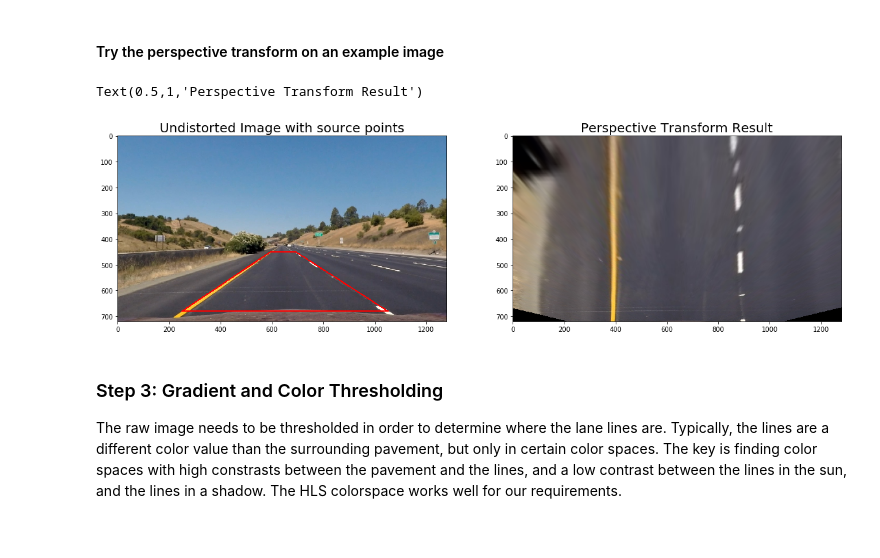
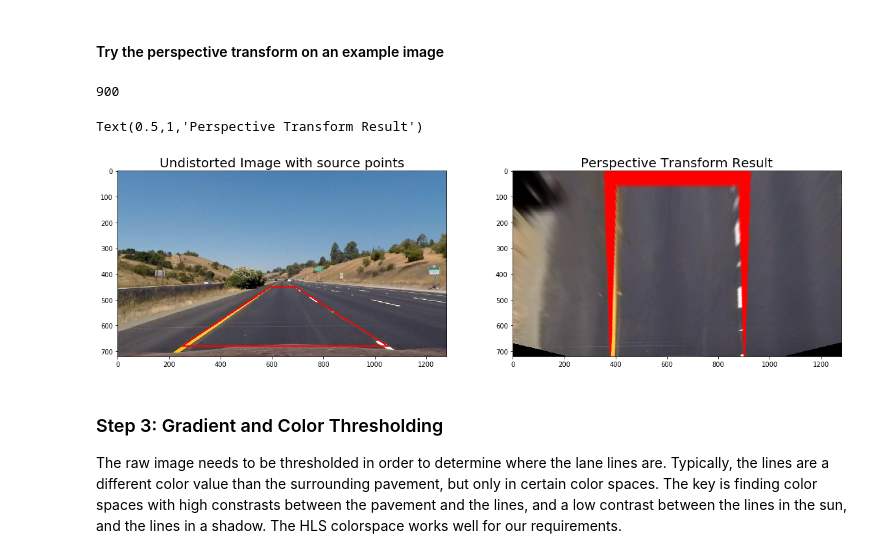
Before and after one commit to jordancharest/Advanced-Lane-Finding, a Jupyter notebook: advanced_lane_finding.ipynb, the cells around one changed output. Cells and saved outputs as stored; diff of their text form; code cells hidden in the pictures.

```diff
--- a/advanced_lane_finding.ipynb
+++ b/advanced_lane_finding.ipynb
@@ -121,38 +121,43 @@ def birds_eye_warp(image, M):
 # %% [markdown]
 #### Try the perspective transform on an example image
 # %%
-h,w  = (gray.shape[0], gray.shape[1])
+h,w  = (road_image.shape[0], road_image.shape[1])
 
 # Define the transformation corners
 src_pts = np.float32([(594,450),
                       (692,450),
                       (250,680),
                       (1050,680)])
 
 loc = 380
 dst_pts = np.float32([(loc,0),
                       (w-loc,0),
                       (loc,h),
                       (w-loc,h)])
 
-# Perform the perspective transformation to create a birds eye view
-warped, M, Minv = get_transform_and_warp(road_undistort, src_pts, dst_pts)
+print(w-loc)
 
 # draw the perspective transform mbox on the original, undistorted image
 cv2.line(road_undistort, tuple(src_pts[0]), tuple(src_pts[1]),(255,0,0), 3)
 cv2.line(road_undistort, tuple(src_pts[1]), tuple(src_pts[3]),(255,0,0), 3)
 cv2.line(road_undistort, tuple(src_pts[2]), tuple(src_pts[3]),(255,0,0), 3)
 cv2.line(road_undistort, tuple(src_pts[2]), tuple(src_pts[0]),(255,0,0), 3)
 
+# Perform the perspective transformation to create a birds eye view
+warped, M, Minv = get_transform_and_warp(road_undistort, src_pts, dst_pts)
+
+
+
 f, axs = plt.subplots(1,2, figsize=(20,10))
 axs.ravel()
 axs[0].imshow(road_undistort)
 axs[0].set_title('Undistorted Image with source points', fontsize=20)
 axs[1].imshow(warped)
 axs[1].set_title('Perspective Transform Result', fontsize=20)
 # %% [output]
-Text(0.5,1,'Perspective Transform Result')
+900
+Text(0.5,1,'Perspective Transform Result')
-[figure, old version]
+[figure, new version]
 # %% [markdown]
 ### Step 3: Gradient and Color Thresholding
 The raw image needs to be thresholded in order to determine where the lane lines are. Typically, the lines are a different color value than the surrounding pavement, but only in certain color spaces. The key is finding color spaces with high constrasts between the pavement and the lines, and a low contrast between the lines in the sun, and the lines in a shadow. The HLS colorspace works well for our requirements.
```
Also changed, not shown: parts of 6 cells of this notebook.
